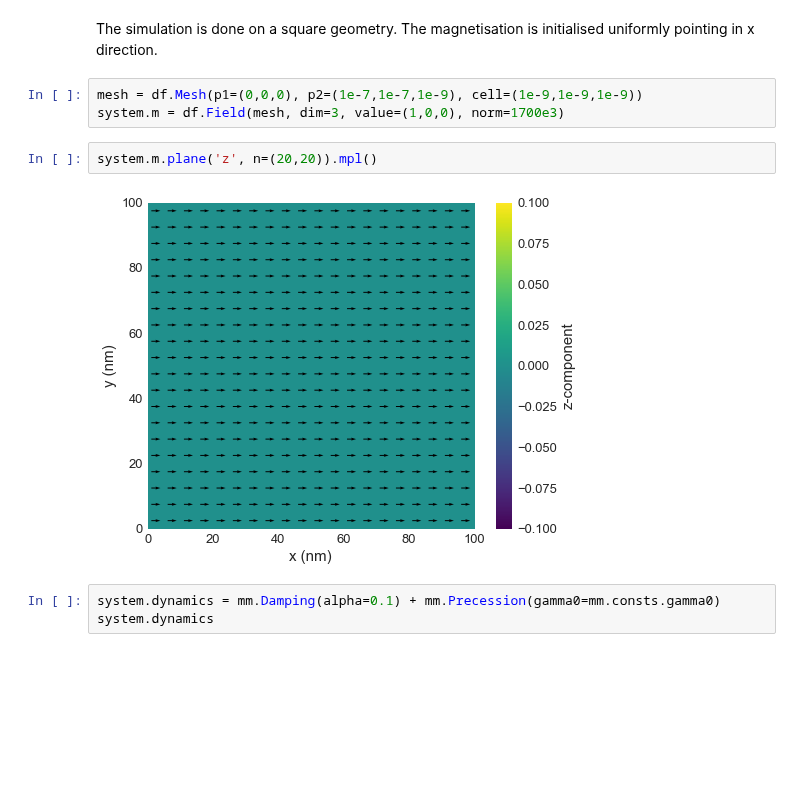
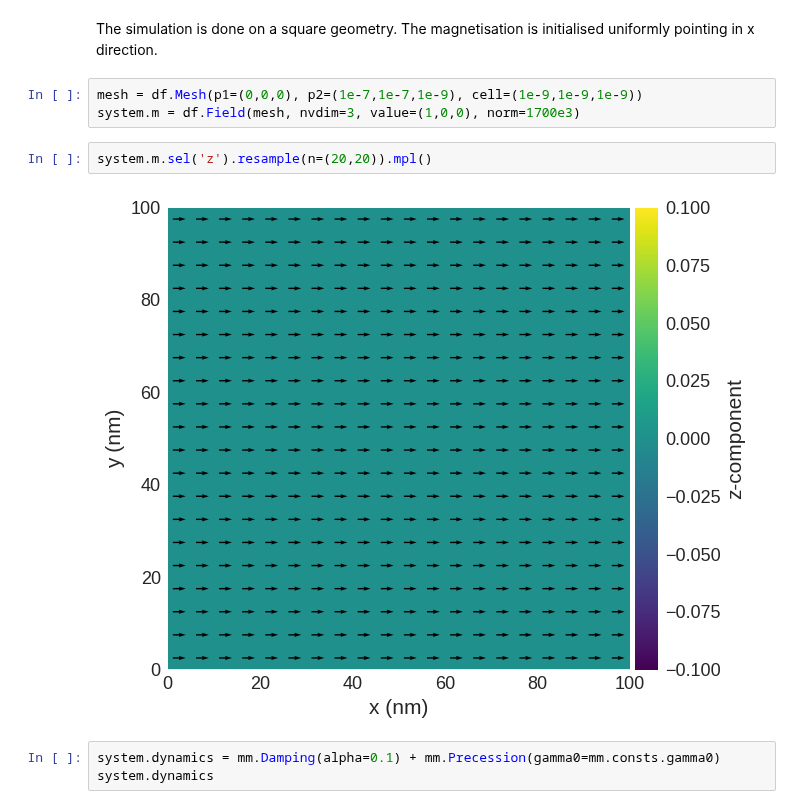
Before and after one commit to ubermag/tutorials, a Jupyter notebook: examples/finite-temperature.ipynb, the cells around one changed output. Saved outputs shown, nothing was run; the diff lists cells and outputs as text; blank space fills up the shorter version.

Commit message:
Replace `dim` and `plane` with `nvdim` and `sel`

```diff
--- a/examples/finite-temperature.ipynb
+++ b/examples/finite-temperature.ipynb
@@ -24,11 +24,11 @@ system = mm.System(name='thetaevolve', T=60)
 The simulation is done on a square geometry. The magnetisation is initialised uniformly pointing in x direction.
 # %%
 mesh = df.Mesh(p1=(0,0,0), p2=(1e-7,1e-7,1e-9), cell=(1e-9,1e-9,1e-9))
-system.m = df.Field(mesh, dim=3, value=(1,0,0), norm=1700e3)
+system.m = df.Field(mesh, nvdim=3, value=(1,0,0), norm=1700e3)
 # %%
-system.m.plane('z', n=(20,20)).mpl()
+system.m.sel('z').resample(n=(20,20)).mpl()
 # %% [output]
-[figure, old version]
+[figure, new version]
 # %%
 system.dynamics = mm.Damping(alpha=0.1) + mm.Precession(gamma0=mm.consts.gamma0)
 system.dynamics
```
Also changed, not shown: parts of 2 cells of this notebook.
